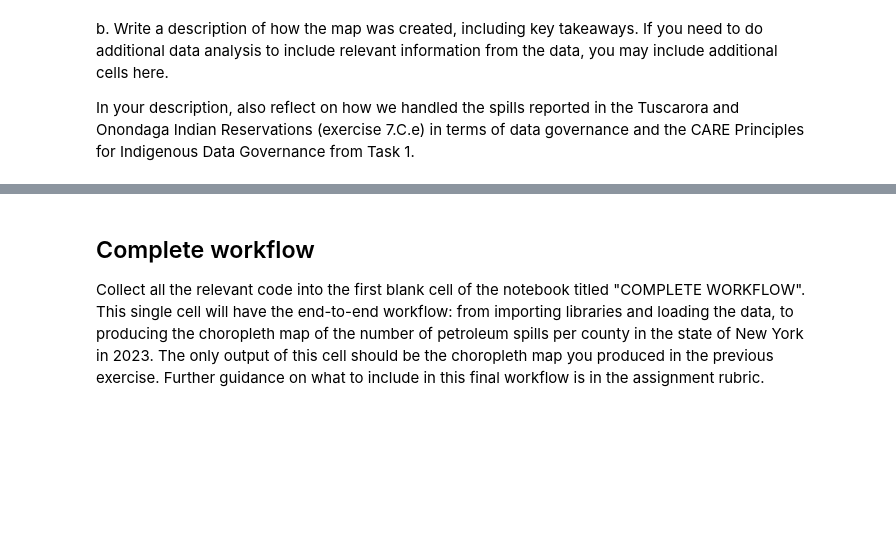
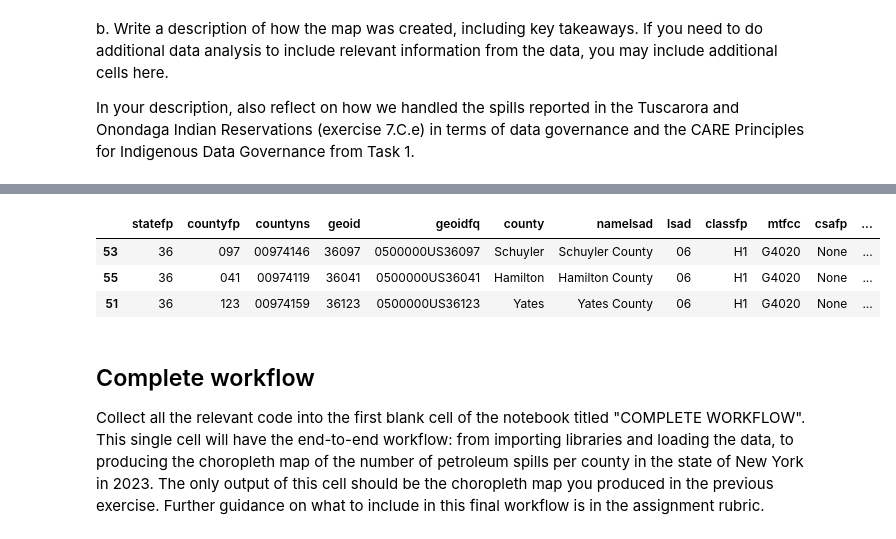
Before and after one commit to emaliap/eds220-hwk3, a Jupyter notebook: hwk3-task2-spills.ipynb, the cells around one changed output, grey strips where cells are left out. Saved outputs shown, nothing was run; the diff lists cells and outputs as text; code cells hidden in the pictures; blank space fills up the shorter version.

```diff
--- a/hwk3-task2-spills.ipynb
+++ b/hwk3-task2-spills.ipynb
@@ -669,3 +859,11 @@ In your description, also reflect on how we handled the spills reported in the T
+# %%
+# Check the 3 counties with the lowest number of spills
+ny_spills.sort_values('n_spills', ascending=False).tail(3)
+# %% [output]
+|  | statefp | countyfp | countyns | geoid | geoidfq | county | namelsad | lsad | classfp | mtfcc | csafp | ... |
+| 53 | 36 | 097 | 00974146 | 36097 | 0500000US36097 | Schuyler | Schuyler County | 06 | H1 | G4020 | None | ... |
+| 55 | 36 | 041 | 00974119 | 36041 | 0500000US36041 | Hamilton | Hamilton County | 06 | H1 | G4020 | None | ... |
+| 51 | 36 | 123 | 00974159 | 36123 | 0500000US36123 | Yates | Yates County | 06 | H1 | G4020 | None | ... |
 # %% [markdown]
 ## Complete workflow
 
```
Also changed, not shown: parts of 11 cells of this notebook.
